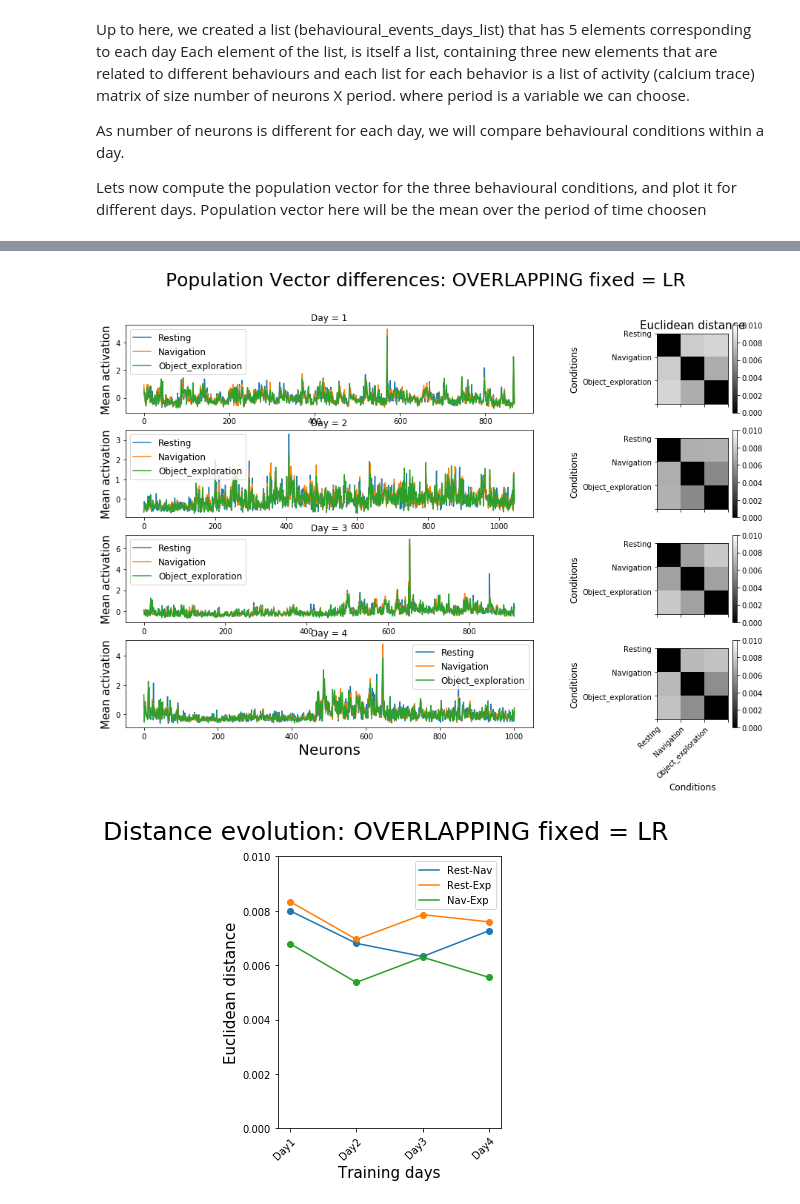
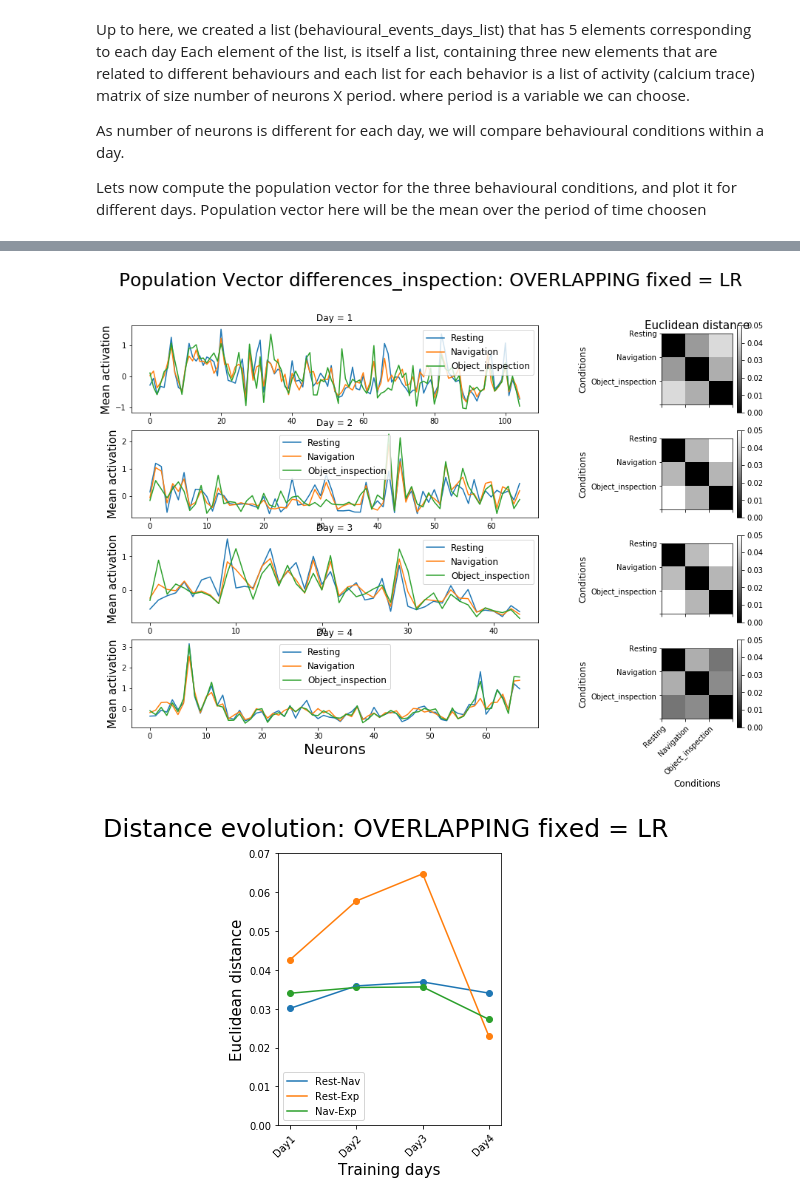
Before and after one commit to melisamc89/neural_analysys, a Jupyter notebook: src/population_vector_analysis.ipynb, the cells around one changed output, grey strips where cells are left out. Saved outputs shown, nothing was run; the diff lists cells and outputs as text; code cells hidden in the pictures.

```diff
--- a/src/population_vector_analysis.ipynb
+++ b/src/population_vector_analysis.ipynb
@@ -27,8 +27,8 @@ import math
 # define mouse information, and preprocessin versions from analysis.
 # load data for all sessions in this mouse and compute mean activity for each neuron.
 
-mouse = 32365          ### mouse number id
-decoding_v = 1            ## decoding version, normaly equal to one
+mouse = 32364          ### mouse number id
+decoding_v = 1           ## decoding version, normaly equal to one
 motion_correction_v = 20  ### 100 means everything was aligned, 200 means it was also equalized, 20 is for day wise
 alignment_v = 3           ## alignment version, version 3 is for day wise
 equalization_v = 0        ## equalization version
@@ -39,8 +39,9 @@ component_evaluation_v = 1 ## component evaluation version
 # registration_v = 2        ## registration version
 sf = 10                   ## sampling frequency of the original signal
 re_sf= 10                 ## value of resampling
-session_now = 3
-period = int(6 * sf / re_sf)
+
+session_now = 1
+period = int(3 * sf / re_sf)
 period_resting = period *10
 fixed = 'None'
 ## define task for plotting. This will cahnge for other mice!!!!
@@ -99,7 +100,8 @@ if mouse == 32363:
 # %%
 file_directory = os.environ['PROJECT_DIR'] + 'neural_analysis/data/calcium_activity_day_wise/'
 timeline_file_dir = os.environ['PROJECT_DIR'] + 'neural_analysis/data/timeline/'
-behaviour_dir = os.environ['PROJECT_DIR'] + 'calcium_imaging_behaviour/data/scoring_time_vector/'
+#behaviour_dir = os.environ['PROJECT_DIR'] + 'calcium_imaging_behaviour/data/scoring_time_vector/'
+behaviour_dir = os.environ['PROJECT_DIR'] + 'calcium_imaging_behaviour/data/category_behaviours/' + f'{mouse}' + '/session_' + f'{session_now}' + '/'
 objects_dir= os.environ['PROJECT_DIR'] + 'calcium_imaging_behaviour/data/object_positions/'
 figure_path = os.environ['PROJECT_DIR'] +'neural_analysis/data/process/figures/population_analysis/'
 # %%
@@ -140,7 +142,10 @@ for trial in [1,6,11,16,21]:
 
     timeline_list.append(resample_timeline)
 
-    beh_file_name_1 = 'mouse_' + f'{mouse}' + '_session_' + f'{session}' +'_day_'+f'{day}'+'_event_' + f'{re_sf}' + '.npy'
+    #beh_file_name_1 = 'mouse_' + f'{mouse}' + '_session_' + f'{session}' +'_day_'+f'{day}'+'_event_' + f'{re_sf}' + '.npy'
+    beh_file_name_1 = 'mouse_' + f'{mouse}' + '_session_' + f'{session}' +'_day_'+f'{day}'+'_likelihood_0.75.npy'
+    #beh_file_name_1 = 'mouse_' + f'{mouse}' + '_session_' + f'{session}' +'_day_'+f'{day}'+'_likelihood_0.75_inspection.npy'
+
     ## LOAD BEHAVIOUR
     behaviour = np.load(behaviour_dir + beh_file_name_1)
     #c = np.linspace(0, 20, len(behaviour))
@@ -180,7 +185,8 @@ for day in range(len(behaviour_list)):
 # separte events belonging to each of the behavioural conditions
 
 behavioural_events_days_list = []
-conditions = [ 'Resting', 'Navigation', 'Object_exploration']
+#conditions = [ 'Resting', 'Navigation', 'Object_exploration']
+conditions = [ 'Resting', 'Navigation', 'Object_inspection']
 
 for day in range(len(behaviour_list)):
     events = np.array(events_day_list[day])
@@ -199,7 +205,7 @@ for day in range(len(behaviour_list)):
         time = events_time[position_events]
         i = 0
         for event in events_duration:
-            if event > period:
+            if event > period1:
                 object_data.append(activity_list[day][:,time[i]:time[i]+period1])
             i = i + 1
         object_list.append(object_data)
@@ -303,7 +310,7 @@ fig = plt.figure()
 gs = plt.GridSpec(len(behaviour_list)-1, 6)
 
 vmin= 0
-vmax=0.01
+vmax=0.05
 
 for day in range(len(behaviour_list)-1):
     ax = fig.add_subplot(gs[day, 0:4])
@@ -321,36 +328,41 @@ for day in range(len(behaviour_list)-1):
 
     ax1 = fig.add_subplot(gs[day, 5])
     if day == 0:
         ax1.set_title('Euclidean distance', fontsize = 15)
     x = ax1.imshow(euclidean_distance_list[day], cmap = 'gray')
     #x = ax.pcolormesh(euclidean_distance_list[day], cmap = 'gray')
     x.set_clim(vmin,vmax)
 
     x_pos = np.arange(-0.5,len(conditions)+0.5)
     ax1.set_yticks(x_pos)
     ax1.set_yticklabels(conditions)
     ax1.set_xticks(x_pos)
     ax1.set_xticklabels([])
     if day == len(behaviour_list)-2:
         ax1.set_xticks(x_pos)
         ax1.set_xticklabels(conditions)
         ax1.set_xlabel('Conditions', fontsize = 12)
     ax1.set_ylabel('Conditions', fontsize = 12)
 
     plt.setp(ax1.get_xticklabels(), rotation=45, ha="right",
              rotation_mode="anchor")
     fig.colorbar(x, ax=ax1)
 
 
 fig.tight_layout()
 fig.set_size_inches(15,10)
-fig.suptitle('Population Vector differences: ' + task + ' fixed = ' + fixed  , fontsize = 25)
+#fig.suptitle('Population Vector differences: ' + task + ' fixed = ' + fixed  , fontsize = 25)
+fig.suptitle('Population Vector differences_inspection: ' + task + ' fixed = ' + fixed  , fontsize = 25)
+
+#figure_name = figure_path +'population_vector_events_mouse_'+f'{mouse}'+'_session_'+f'{session}'+\
+#                             '_binsize_'+f'{re_sf}'+'_period_'+ f'{period}'  +'.png'
 
 figure_name = figure_path +'population_vector_events_mouse_'+f'{mouse}'+'_session_'+f'{session}'+\
-                             '_binsize_'+f'{re_sf}'+'_period_'+ f'{period}'  +'.png'
+                             '_binsize_'+f'{re_sf}'+'_period_'+ f'{period}'  +'_inspection.png'
+
 fig.savefig(figure_name)
 # %% [output]
-[figure, old version]
+[figure, new version]
 # %%
 ## plot evolution of euclidean distance in multiple days
 
@@ -370,7 +382,7 @@ axes.legend(condition)
 axes.set_xlabel('Training days', fontsize = 15)
 axes.set_ylabel('Euclidean distance', fontsize = 15)
 x_pos = np.arange(1,5)
-axes.set_ylim([0, 0.01])
+axes.set_ylim([0, 0.070])
 axes.set_xticks(x_pos)
 axes.set_xticklabels(x_axes)
 plt.setp(axes.get_xticklabels(), rotation=45, ha="right",
@@ -380,9 +392,14 @@ plt.setp(axes.get_xticklabels(), rotation=45, ha="right",
 #fig.tight_layout()
 fig.set_size_inches(4,5)
 fig.suptitle('Distance evolution: ' + task + ' fixed = ' + fixed  , fontsize = 25)
+#fig.suptitle('Distance evolution_inspection: ' + task + ' fixed = ' + fixed  , fontsize = 25)
 
 figure_name = figure_path +'distance_evolution_events_mouse_'+f'{mouse}'+'_session_'+f'{session}'+\
                              '_binsize_'+f'{re_sf}'+'_period_'+ f'{period}'  +'.png'
+
+#figure_name = figure_path +'distance_evolution_events_mouse_'+f'{mouse}'+'_session_'+f'{session}'+\
+#                             '_binsize_'+f'{re_sf}'+'_period_'+ f'{period}'  +'_inspection.png'
+
 fig.savefig(figure_name)
 # %% [output]
-[figure, old version]
+[figure, new version]
```
Also changed, not shown: parts of 4 cells of this notebook, 3 other files.
